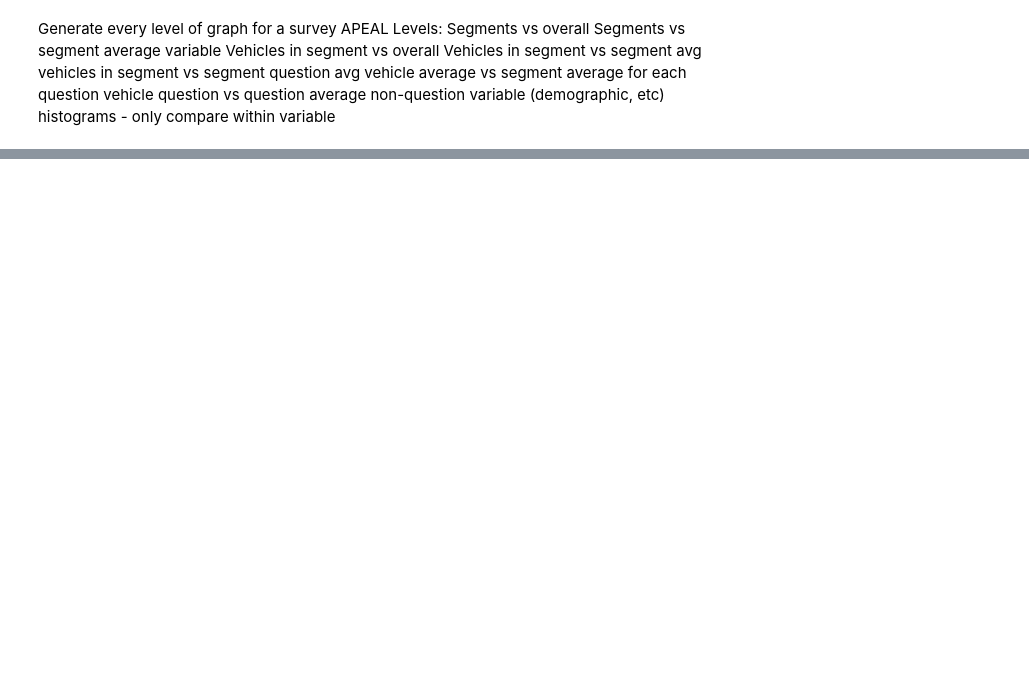
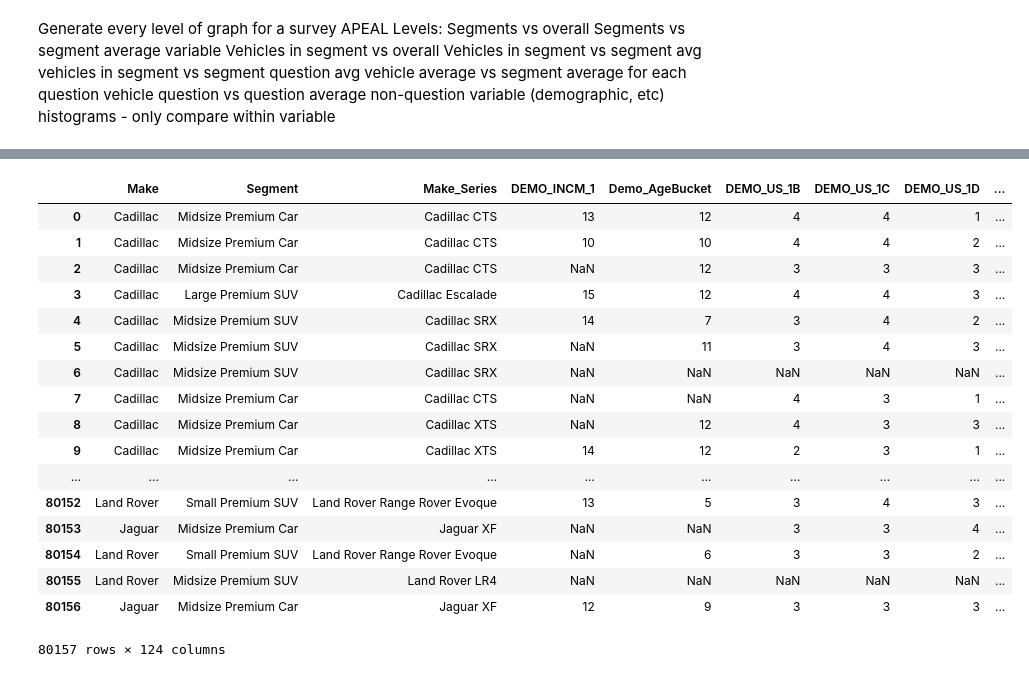
Before and after one commit to kpeterso/HistogramDistance, a Jupyter notebook: Histogram Distance Graph Automation.ipynb, the cells around one changed output, grey strips where cells are left out. Saved outputs shown, nothing was run; the diff lists cells and outputs as text; code cells hidden in the pictures; blank space fills up the shorter version.

```diff
--- a/Histogram Distance Graph Automation.ipynb
+++ b/Histogram Distance Graph Automation.ipynb
@@ -215,0 +434,21 @@ dtype: float64
+# %%
+dfProb['2016'][varList3]#['DEMO_INCM_1'][0]
+# %% [output]
+|  | Make | Segment | Make_Series | DEMO_INCM_1 | Demo_AgeBucket | DEMO_US_1B | DEMO_US_1C | DEMO_US_1D | ... |
+| 0 | Cadillac | Midsize Premium Car | Cadillac CTS | 13 | 12 | 4 | 4 | 1 | ... |
+| 1 | Cadillac | Midsize Premium Car | Cadillac CTS | 10 | 10 | 4 | 4 | 2 | ... |
+| 2 | Cadillac | Midsize Premium Car | Cadillac CTS | NaN | 12 | 3 | 3 | 3 | ... |
+| 3 | Cadillac | Large Premium SUV | Cadillac Escalade | 15 | 12 | 4 | 4 | 3 | ... |
+| 4 | Cadillac | Midsize Premium SUV | Cadillac SRX | 14 | 7 | 3 | 4 | 2 | ... |
+| 5 | Cadillac | Midsize Premium SUV | Cadillac SRX | NaN | 11 | 3 | 4 | 3 | ... |
+| 6 | Cadillac | Midsize Premium SUV | Cadillac SRX | NaN | NaN | NaN | NaN | NaN | ... |
+| 7 | Cadillac | Midsize Premium Car | Cadillac CTS | NaN | NaN | 4 | 3 | 1 | ... |
+| 8 | Cadillac | Midsize Premium Car | Cadillac XTS | NaN | 12 | 4 | 3 | 3 | ... |
+| 9 | Cadillac | Midsize Premium Car | Cadillac XTS | 14 | 12 | 2 | 3 | 1 | ... |
+| ... | ... | ... | ... | ... | ... | ... | ... | ... | ... |
+| 80152 | Land Rover | Small Premium SUV | Land Rover Range Rover Evoque | 13 | 5 | 3 | 4 | 3 | ... |
+| 80153 | Jaguar | Midsize Premium Car | Jaguar XF | NaN | NaN | 3 | 3 | 4 | ... |
+| 80154 | Land Rover | Small Premium SUV | Land Rover Range Rover Evoque | NaN | 6 | 3 | 3 | 2 | ... |
+| 80155 | Land Rover | Midsize Premium SUV | Land Rover LR4 | NaN | NaN | NaN | NaN | NaN | ... |
+| 80156 | Jaguar | Midsize Premium Car | Jaguar XF | 12 | 9 | 3 | 3 | 3 | ... |
+80157 rows × 124 columns
```
Also changed, not shown: parts of 39 cells of this notebook.
